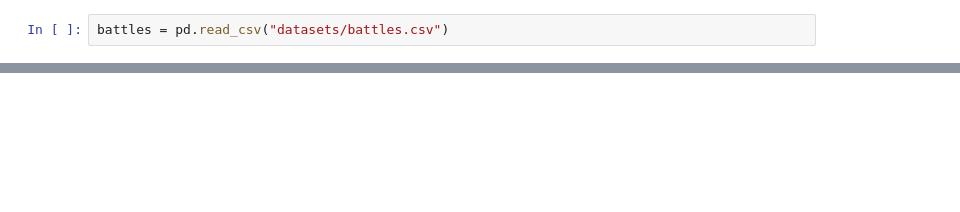
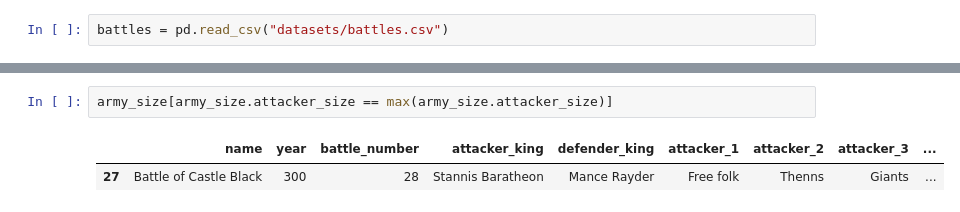
Before and after one commit to ydDianYu/Game_of_Thrones_Data_Analysis, a Jupyter notebook: exploratory-analysis.ipynb, the cells around one changed output, grey strips where cells are left out. Drawn from its saved outputs; the diff is of its cells as text; blank space fills up the shorter version.

```diff
--- a/exploratory-analysis.ipynb
+++ b/exploratory-analysis.ipynb
@@ -17,0 +38,5 @@ battles.head()
+# %%
+army_size[army_size.attacker_size == max(army_size.attacker_size)]
+# %% [output]
+|  | name | year | battle_number | attacker_king | defender_king | attacker_1 | attacker_2 | attacker_3 | ... |
+| 27 | Battle of Castle Black | 300 | 28 | Stannis Baratheon | Mance Rayder | Free folk | Thenns | Giants | ... |
```
Also changed, not shown: parts of 7 cells of this notebook.
